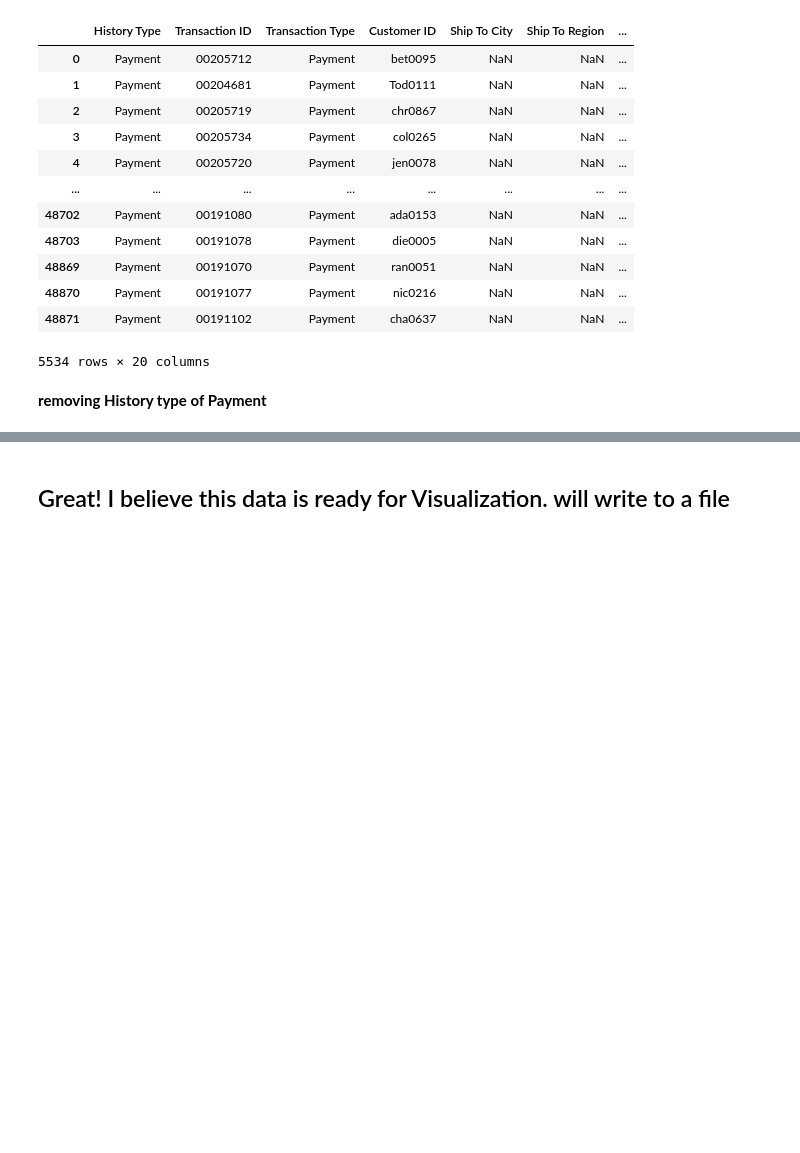
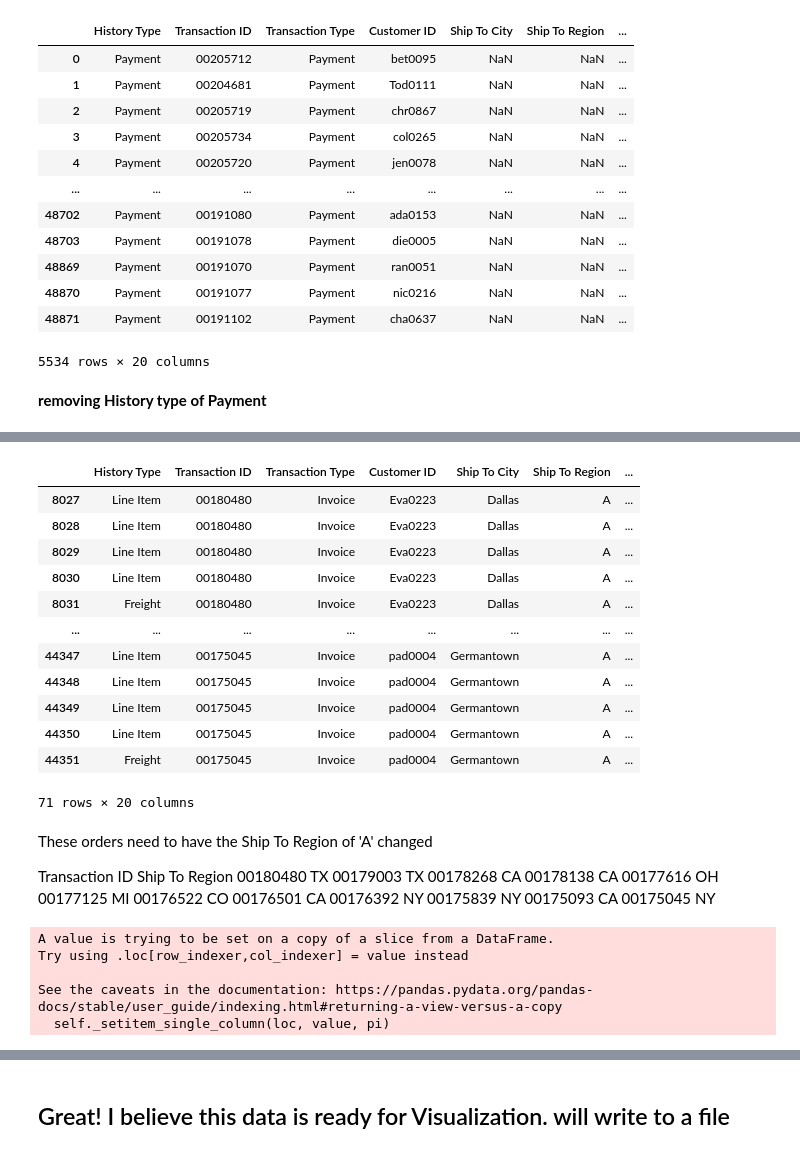
Before and after one commit to marbritz1998/Projects, a Jupyter notebook: ABR Imagery 2021 EDA/Data Preperation.ipynb, the cells around one changed output, grey strips where cells are left out. Cells and saved outputs as stored; diff of their text form; code cells hidden in the pictures; blank space fills up the shorter version.

```diff
--- a/ABR Imagery 2021 EDA/Data Preperation.ipynb
+++ b/ABR Imagery 2021 EDA/Data Preperation.ipynb
@@ -651,0 +674,12 @@ data = data.loc[(data['History Type'] != 'Payment')]
+# %%
+# changing FRA to FRANCE
+data.loc[(data['Ship To Country'] == 'FRA'), 'Ship To Country'] = 'FRANCE'
+
+#chaning JPN to JAPAN
+data.loc[(data['Ship To Country'] == 'JPN'), 'Ship To Country'] = 'JAPAN'
+
+#changing CHN to CHINA
+data.loc[(data['Ship To Country'] == 'CHN'), 'Ship To Country'] = 'CHINA'
+
+#changing CHE to SWITZERLAMD
+data.loc[(data['Ship To Country'] == 'CHE'), 'Ship To Country'] = 'SWITZERLAND'
@@ -651,0 +858,64 @@ data = data.loc[(data['History Type'] != 'Payment')]
+# %%
+# looking through these orders to determine the region
+data[data['Ship To Region'] == 'A']
+# %% [output]
+|  | History Type | Transaction ID | Transaction Type | Customer ID | Ship To City | Ship To Region | ... |
+| 8027 | Line Item | 00180480 | Invoice | Eva0223 | Dallas | A | ... |
+| 8028 | Line Item | 00180480 | Invoice | Eva0223 | Dallas | A | ... |
+| 8029 | Line Item | 00180480 | Invoice | Eva0223 | Dallas | A | ... |
+| 8030 | Line Item | 00180480 | Invoice | Eva0223 | Dallas | A | ... |
+| 8031 | Freight | 00180480 | Invoice | Eva0223 | Dallas | A | ... |
+| ... | ... | ... | ... | ... | ... | ... | ... |
+| 44347 | Line Item | 00175045 | Invoice | pad0004 | Germantown | A | ... |
+| 44348 | Line Item | 00175045 | Invoice | pad0004 | Germantown | A | ... |
+| 44349 | Line Item | 00175045 | Invoice | pad0004 | Germantown | A | ... |
+| 44350 | Line Item | 00175045 | Invoice | pad0004 | Germantown | A | ... |
+| 44351 | Freight | 00175045 | Invoice | pad0004 | Germantown | A | ... |
+71 rows × 20 columns
+# %% [markdown]
+These orders need to have the Ship To Region of 'A' changed
+
+Transaction ID    Ship To Region
+00180480          TX
+00179003          TX
+00178268          CA
+00178138          CA
+00177616          OH
+00177125          MI
+00176522          CO
+00176501          CA
+00176392          NY
+00175839          NY
+00175093          CA
+00175045          NY
+# %%
+#changing the Ship To Regions
+data.loc[(data['Transaction ID'] == '00180480'), 'Ship To Region'] = 'TX'
+
+data.loc[(data['Transaction ID'] == '00179003'), 'Ship To Region'] = 'TX'
+
+data.loc[(data['Transaction ID'] == '00178268'), 'Ship To Region'] = 'CA'
+
+data.loc[(data['Transaction ID'] == '00178138'), 'Ship To Region'] = 'CA'
+
+data.loc[(data['Transaction ID'] == '00177616'), 'Ship To Region'] = 'OH'
+
+data.loc[(data['Transaction ID'] == '00177125'), 'Ship To Region'] = 'MI'
+
+data.loc[(data['Transaction ID'] == '00176522'), 'Ship To Region'] = 'CO'
+
+data.loc[(data['Transaction ID'] == '00176501'), 'Ship To Region'] = 'CA'
+
+data.loc[(data['Transaction ID'] == '00176392'), 'Ship To Region'] = 'NY'
+
+data.loc[(data['Transaction ID'] == '00175839'), 'Ship To Region'] = 'NY'
+
+data.loc[(data['Transaction ID'] == '00175093'), 'Ship To Region'] = 'CA'
+
+data.loc[(data['Transaction ID'] == '00175045'), 'Ship To Region'] = 'NY'
+# %% [output]
+A value is trying to be set on a copy of a slice from a DataFrame.
+Try using .loc[row_indexer,col_indexer] = value instead
+
+See the caveats in the documentation: https://pandas.pydata.org/pandas-docs/stable/user_guide/indexing.html#returning-a-view-versus-a-copy
+  self._setitem_single_column(loc, value, pi)
```
Also changed, not shown: parts of 9 cells of this notebook, 1 other file.
